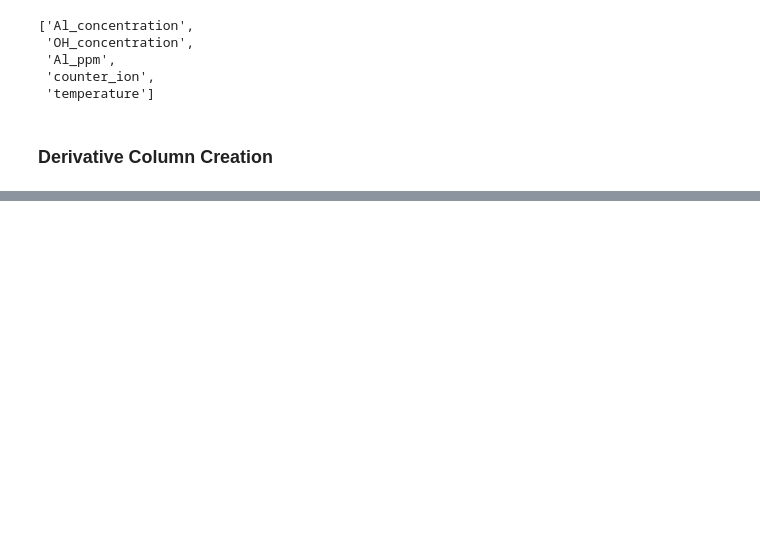
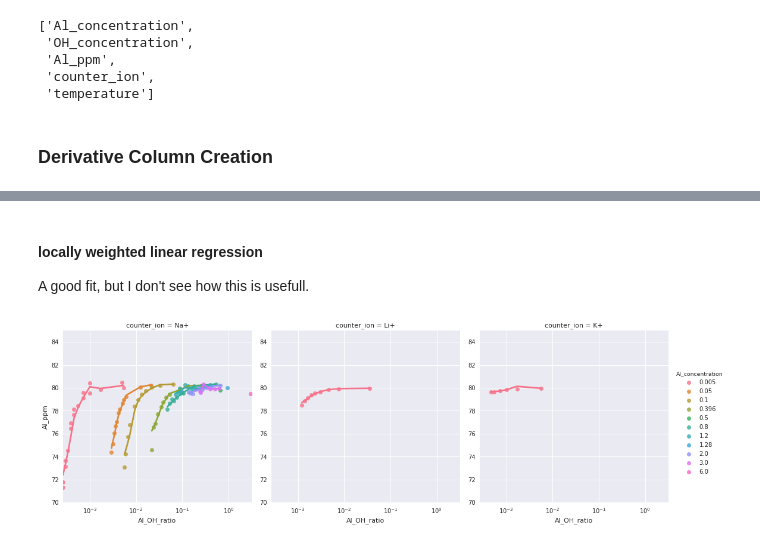
Before and after one commit to biggstd/pyluminate, a Jupyter notebook: notebooks/Al Review Figures.ipynb, the cells around one changed output, grey strips where cells are left out. Drawn from its saved outputs; the diff is of its cells as text; code cells hidden in the pictures; blank space fills up the shorter version.

```diff
--- a/notebooks/Al Review Figures.ipynb
+++ b/notebooks/Al Review Figures.ipynb
@@ -47,0 +117,21 @@ AlNMRData
+# %% [markdown]
+#### locally weighted linear regression
+A good fit, but I don't see how this is usefull.
+# %%
+g1 = sns.lmplot(
+    x="Al_OH_ratio",
+    y="Al_ppm",
+    hue="Al_concentration",
+    data=AlNMRData,
+    truncate=True,
+    col="counter_ion",
+    lowess=True
+)
+g1.set(xscale="log")
+
+axes = g1.axes
+axes[0,0].set_ylim(70,85)
+axes[0,0].set_xlim(0,)
+plt.show()
+# %% [output]
+[figure, added]
```
Also changed, not shown: parts of 37 cells of this notebook.
